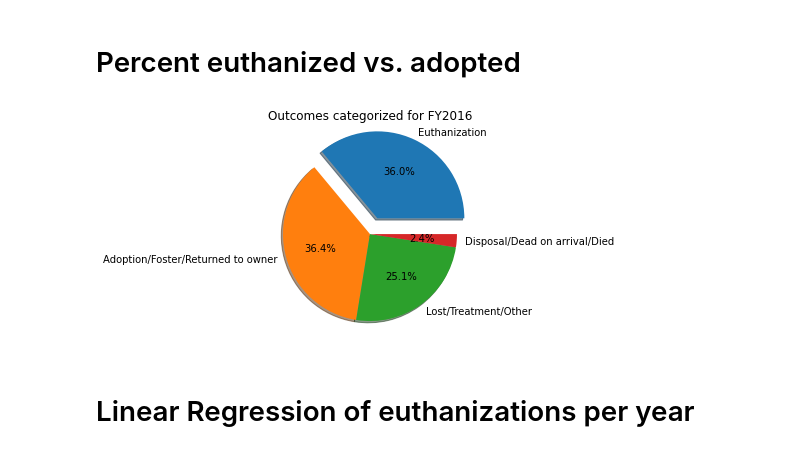
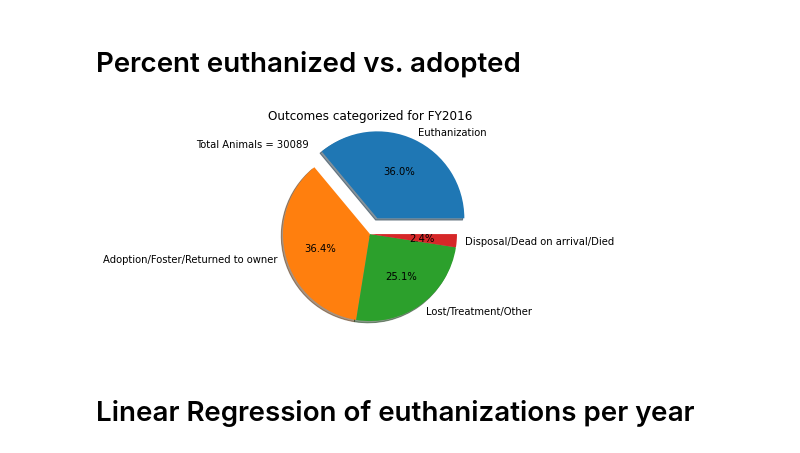
Before and after one commit to jconcha56429/Project1, a Jupyter notebook: Euthanization/Euthanization.ipynb, the cells around one changed output. Saved outputs shown, nothing was run; the diff lists cells and outputs as text; code cells hidden in the pictures.

```diff
--- a/Euthanization/Euthanization.ipynb
+++ b/Euthanization/Euthanization.ipynb
@@ -126,30 +142,34 @@ data_2021 = shelter_data_df.loc[shelter_data_df['Year']=='FY2021']
 # Percent euthanized vs. adopted
 # %%
 def outcometype(year):
+    total_animals = len(year)
     outcome_euth = len(year.loc[year['Outcome Type']== 'EUTHANIZED'])
     outcome_adopt = len(year.loc[year['Outcome Type']== 'ADOPTION']
         ) + len(year.loc[year['Outcome Type']== 'RETURNED TO OWNER']
         ) + len(year.loc[year['Outcome Type']== 'FOSTER']
         ) + len(year.loc[year['Outcome Type']== 'FOUND EXP']
         ) + len(year.loc[year['Outcome Type']== 'FOUND REPORT']
         )
     outcome_other = len(year.loc[year['Outcome Type']== 'TRANSFER']
         ) + len(year.loc[year['Outcome Type']== 'WILDLIFE']) + len(
         year.loc[year['Outcome Type']== 'MISSING']) + len(year.loc[year['Outcome Type']== 'TREATMENT']
         ) + len(year.loc[year['Outcome Type']== 'LOST EXP']
         ) + len(year.loc[year['Outcome Type']== 'OTHER']) + len(year.loc[year['Outcome Type']== 'LOST REPORT'])
     outcome_natural = len(year.loc[year['Outcome Type']== 'DIED']) + len(year.loc[year['Outcome Type'
         ]== 'DEAD ON ARRIVAL']) + len(year.loc[year['Outcome Type']== 'DISPOSAL'])
     labels = ['Euthanization','Adoption/Foster/Returned to owner','Lost/Treatment/Other','Disposal/Dead on arrival/Died']
     pie_values = [outcome_euth,outcome_adopt,outcome_other,outcome_natural]
     explode_val = (.2,0,0,0)
     plt.pie(pie_values, labels = labels, autopct='%1.1f%%', explode = explode_val, shadow=True)
     literal_year = year.iloc[1,24]
     plt.title(f'Outcomes categorized for {literal_year}')
+    plt.text(-2,1,f'Total Animals = {total_animals}')
     # years = [data_2016,data_2017,data_2018,data_2019,data_2020,data_2021]
 outcometype(data_2016)
+plt.savefig('../Output/Percent_Outcomes_2016')
+plt.show()
 # %% [output]
-[figure, old version]
+[figure, new version]
 # %% [markdown]
 # Linear Regression of euthanizations per year
 # %% [markdown]
```
Also changed, not shown: parts of 13 cells of this notebook, 12 other files.
